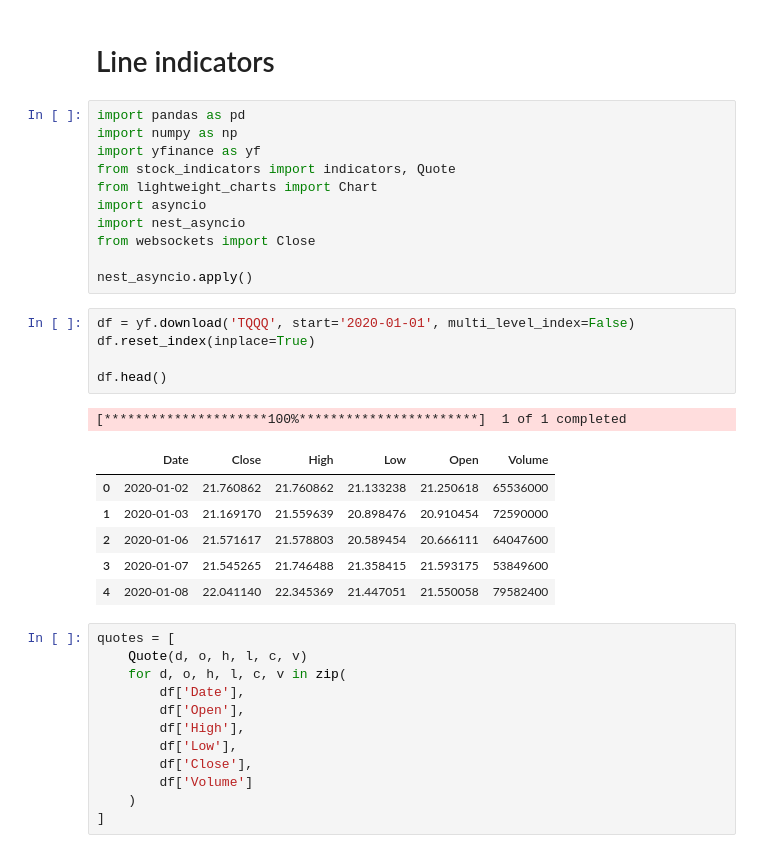
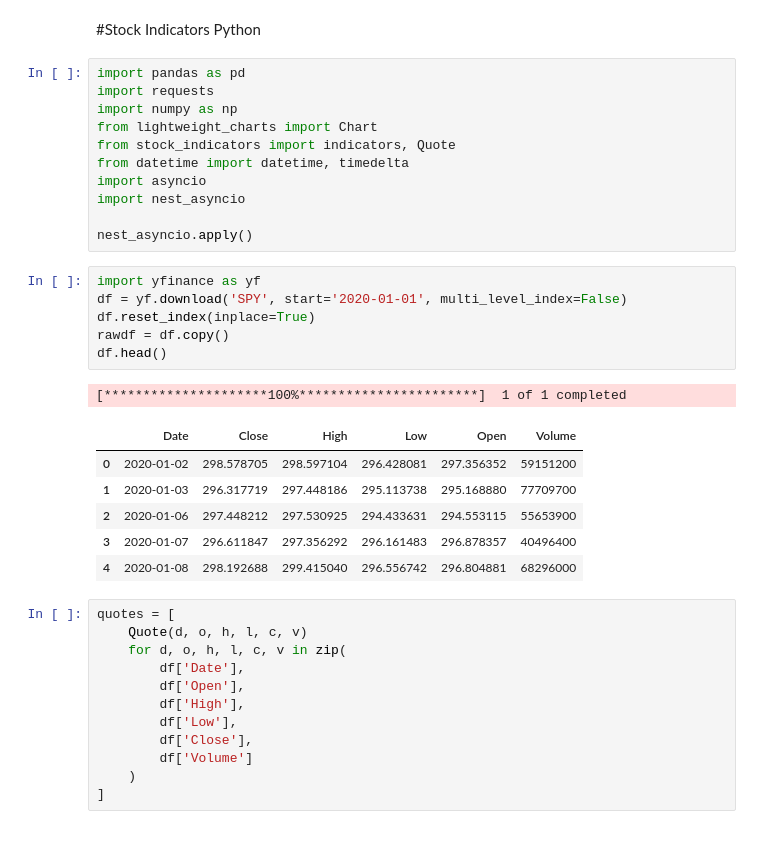
Before and after one commit to HunanDragon/Python_Stock_Trading_by_AI_2025, a Jupyter notebook: lightweight_chart_Stock_indicators.ipynb, the cells around one changed output. Cells and saved outputs as stored; diff of their text form.

```diff
--- a/lightweight_chart_Stock_indicators.ipynb
+++ b/lightweight_chart_Stock_indicators.ipynb
@@ -1,29 +1,30 @@
-# %% [markdown]
-# Line indicators
+# %% [markdown]
+#Stock Indicators Python
 # %%
 import pandas as pd
+import requests
 import numpy as np
-import yfinance as yf
+from lightweight_charts import Chart
 from stock_indicators import indicators, Quote
-from lightweight_charts import Chart
+from datetime import datetime, timedelta
 import asyncio
 import nest_asyncio
-from websockets import Close
 
 nest_asyncio.apply()
 # %%
-df = yf.download('TQQQ', start='2020-01-01', multi_level_index=False)
+import yfinance as yf
+df = yf.download('SPY', start='2020-01-01', multi_level_index=False)
 df.reset_index(inplace=True)
-
+rawdf = df.copy()
 df.head()
 # %% [output]
 [*********************100%***********************]  1 of 1 completed
 |  | Date | Close | High | Low | Open | Volume |
-| 0 | 2020-01-02 | 21.760862 | 21.760862 | 21.133238 | 21.250618 | 65536000 |
-| 1 | 2020-01-03 | 21.169170 | 21.559639 | 20.898476 | 20.910454 | 72590000 |
-| 2 | 2020-01-06 | 21.571617 | 21.578803 | 20.589454 | 20.666111 | 64047600 |
-| 3 | 2020-01-07 | 21.545265 | 21.746488 | 21.358415 | 21.593175 | 53849600 |
-| 4 | 2020-01-08 | 22.041140 | 22.345369 | 21.447051 | 21.550058 | 79582400 |
+| 0 | 2020-01-02 | 298.578705 | 298.597104 | 296.428081 | 297.356352 | 59151200 |
+| 1 | 2020-01-03 | 296.317719 | 297.448186 | 295.113738 | 295.168880 | 77709700 |
+| 2 | 2020-01-06 | 297.448212 | 297.530925 | 294.433631 | 294.553115 | 55653900 |
+| 3 | 2020-01-07 | 296.611847 | 297.356292 | 296.161483 | 296.878357 | 40496400 |
+| 4 | 2020-01-08 | 298.192688 | 299.415040 | 296.556742 | 296.804881 | 68296000 |
 # %%
 quotes = [
     Quote(d, o, h, l, c, v)
```
Also changed, not shown: parts of 6 cells of this notebook, 1 other file.
